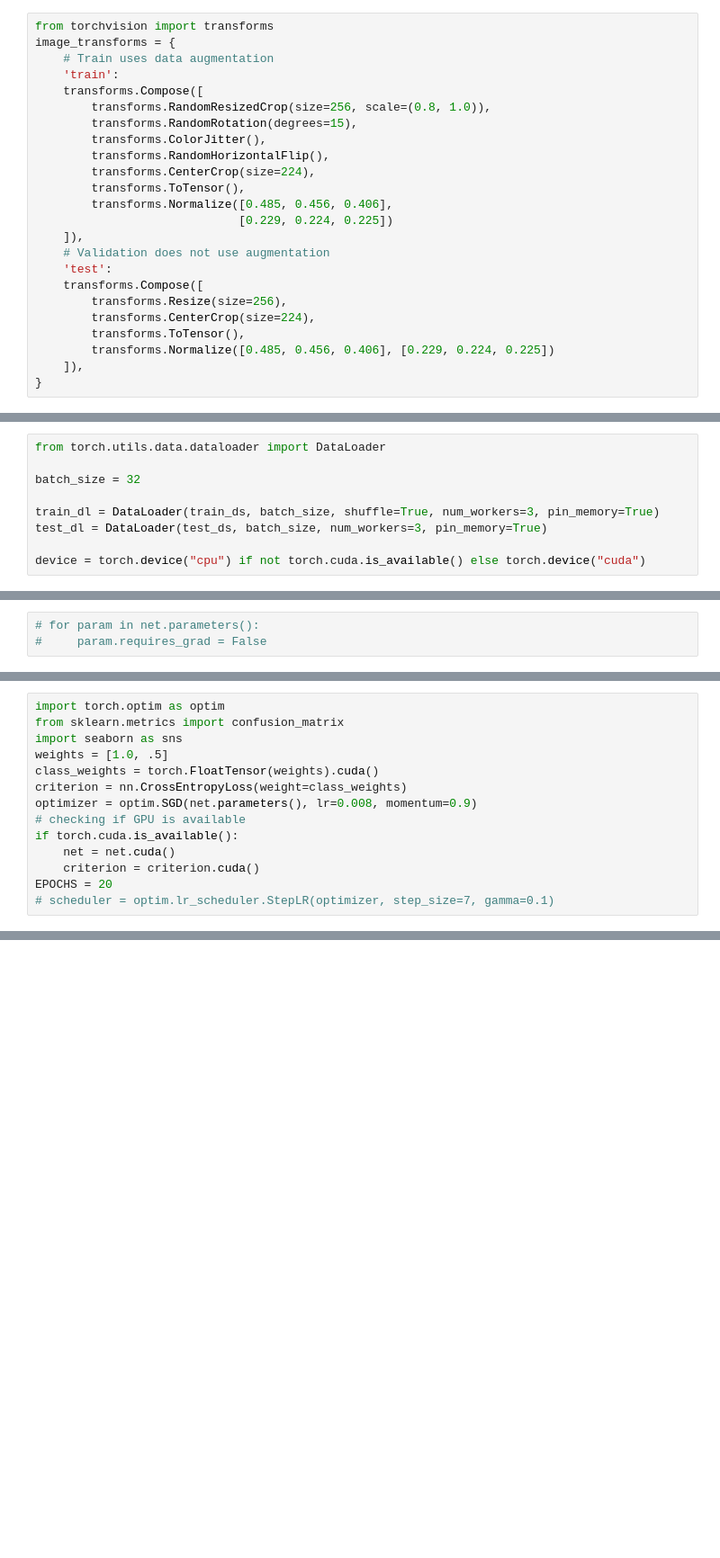
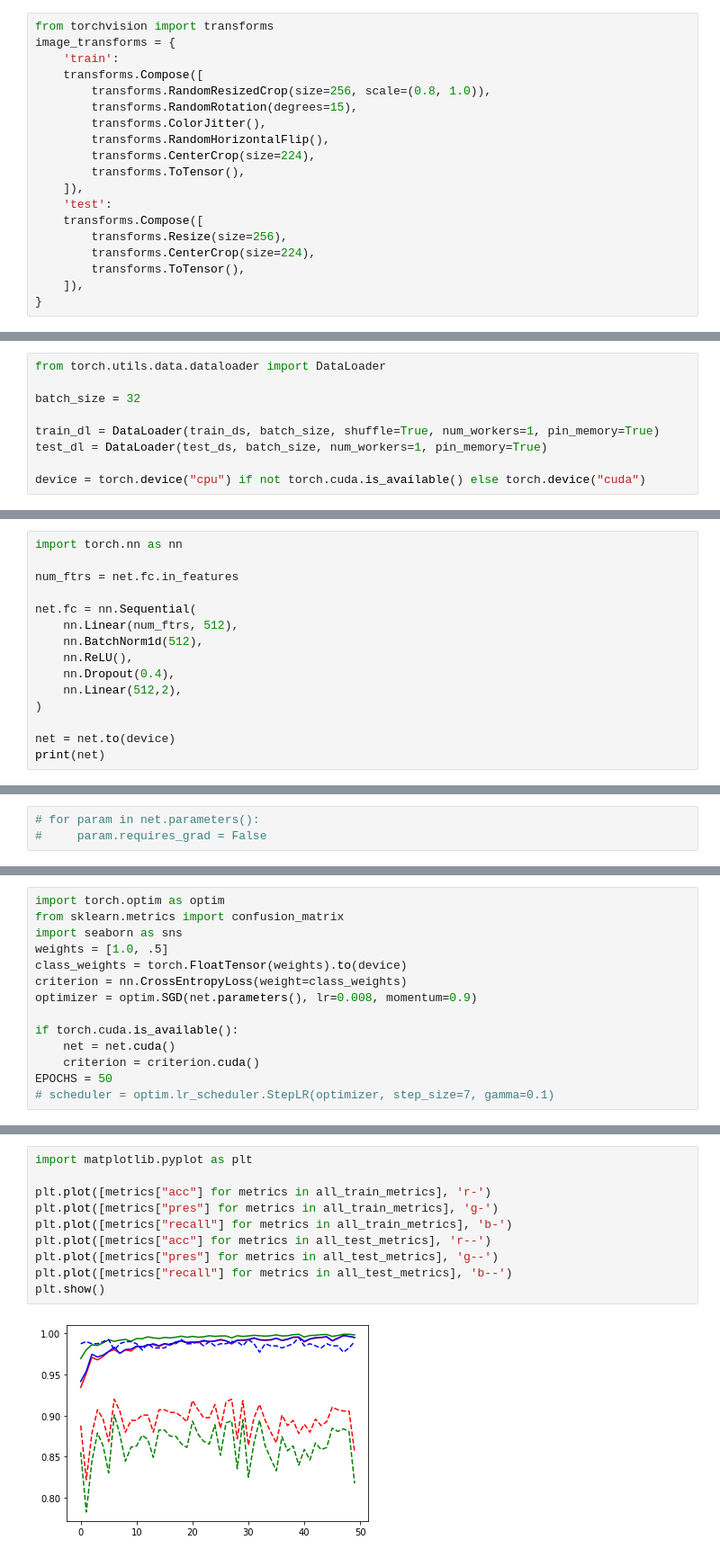
Before and after one commit to alvanli/KaggleFun, a Jupyter notebook: ChestXRay/A2_TL_Resnet.ipynb, the cells around one changed output, grey strips where cells are left out. Shown at 90% size. Cells and saved outputs as stored; diff of their text form; blank space fills up the shorter version.

```diff
--- a/ChestXRay/A2_TL_Resnet.ipynb
+++ b/ChestXRay/A2_TL_Resnet.ipynb
@@ -16,7 +22,6 @@ base_dir = "chest_xray"
 # %%
 from torchvision import transforms
 image_transforms = {
-    # Train uses data augmentation
     'train':
     transforms.Compose([
         transforms.RandomResizedCrop(size=256, scale=(0.8, 1.0)),
@@ -25,16 +30,12 @@ image_transforms = {
         transforms.RandomHorizontalFlip(),
         transforms.CenterCrop(size=224),
         transforms.ToTensor(),
-        transforms.Normalize([0.485, 0.456, 0.406],
-                             [0.229, 0.224, 0.225])
     ]),
-    # Validation does not use augmentation
     'test':
     transforms.Compose([
         transforms.Resize(size=256),
         transforms.CenterCrop(size=224),
         transforms.ToTensor(),
-        transforms.Normalize([0.485, 0.456, 0.406], [0.229, 0.224, 0.225])
     ]),
 }
 # %%
@@ -53,7 +54,7 @@ from torch.utils.data.dataloader import DataLoader
 
 batch_size = 32
 
-train_dl = DataLoader(train_ds, batch_size, shuffle=True, num_workers=3, pin_memory=True)
-test_dl = DataLoader(test_ds, batch_size, num_workers=3, pin_memory=True)
+train_dl = DataLoader(train_ds, batch_size, shuffle=True, num_workers=1, pin_memory=True)
+test_dl = DataLoader(test_ds, batch_size, num_workers=1, pin_memory=True)
 
 device = torch.device("cpu") if not torch.cuda.is_available() else torch.device("cuda")
@@ -93,0 +81,15 @@ ResNet(
+# %%
+import torch.nn as nn
+
+num_ftrs = net.fc.in_features
+
+net.fc = nn.Sequential(
+    nn.Linear(num_ftrs, 512),
+    nn.BatchNorm1d(512),
+    nn.ReLU(),
+    nn.Dropout(0.4),
+    nn.Linear(512,2),
+)
+
+net = net.to(device)
+print(net)
@@ -130,12 +126,12 @@ import torch.optim as optim
 from sklearn.metrics import confusion_matrix
 import seaborn as sns
 weights = [1.0, .5]
-class_weights = torch.FloatTensor(weights).cuda()
+class_weights = torch.FloatTensor(weights).to(device)
 criterion = nn.CrossEntropyLoss(weight=class_weights)
 optimizer = optim.SGD(net.parameters(), lr=0.008, momentum=0.9)
-# checking if GPU is available
+
 if torch.cuda.is_available():
     net = net.cuda()
     criterion = criterion.cuda()
-EPOCHS = 20
+EPOCHS = 50
 # scheduler = optim.lr_scheduler.StepLR(optimizer, step_size=7, gamma=0.1)
@@ -217,0 +215,12 @@ train(EPOCHS=50)
+# %%
+import matplotlib.pyplot as plt
+
+plt.plot([metrics["acc"] for metrics in all_train_metrics], 'r-')
+plt.plot([metrics["pres"] for metrics in all_train_metrics], 'g-')
+plt.plot([metrics["recall"] for metrics in all_train_metrics], 'b-')
+plt.plot([metrics["acc"] for metrics in all_test_metrics], 'r--')
+plt.plot([metrics["pres"] for metrics in all_test_metrics], 'g--')
+plt.plot([metrics["recall"] for metrics in all_test_metrics], 'b--')
+plt.show()
+# %% [output]
+[figure, added]
```
Also changed, not shown: parts of 19 cells of this notebook, 4 other files.
